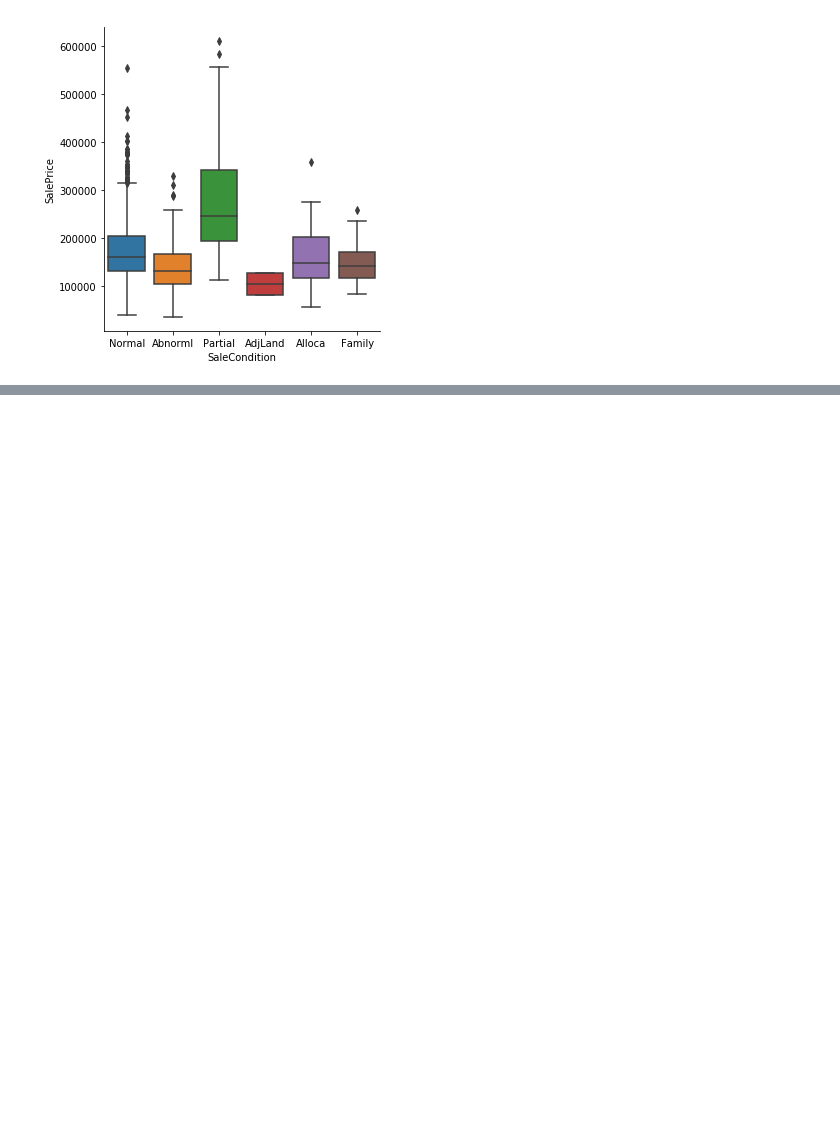
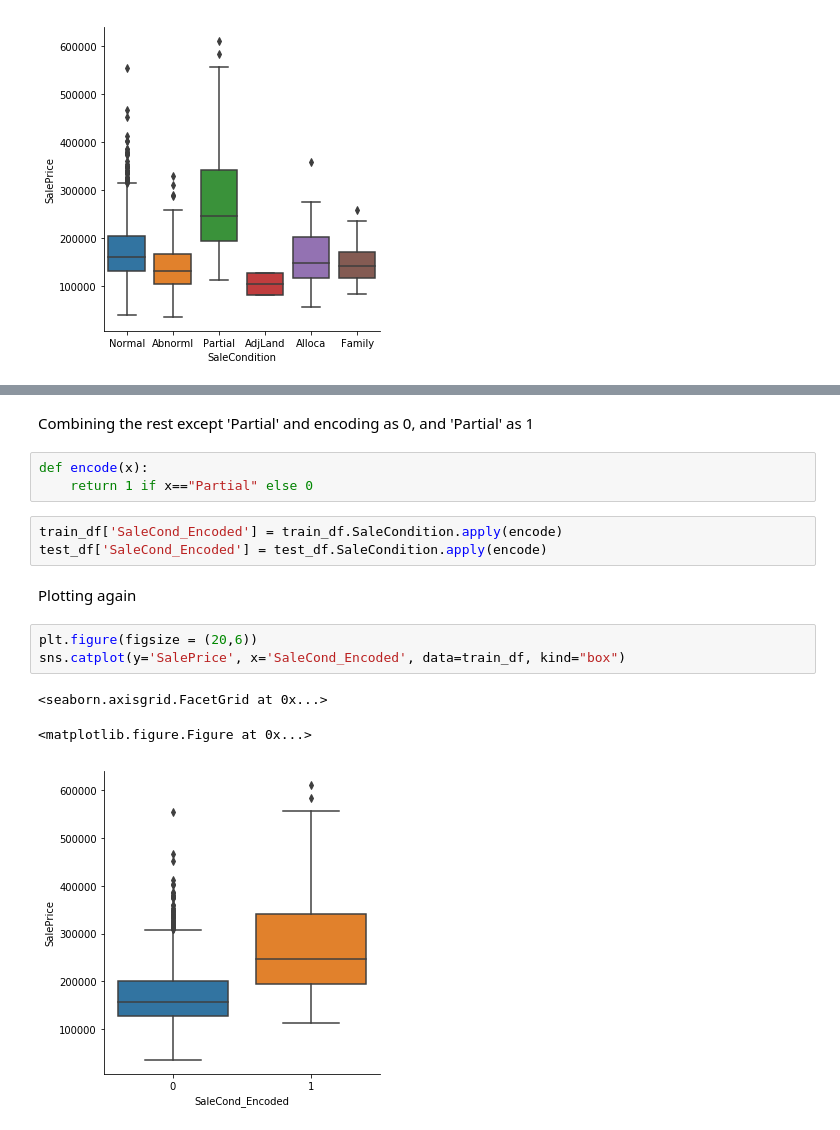
Before and after one commit to SidJain1412/HousePriceRegression, a Jupyter notebook: EDA.ipynb, the cells around one changed output, grey strips where cells are left out. Cells and saved outputs as stored; diff of their text form; blank space fills up the shorter version.

```diff
--- a/EDA.ipynb
+++ b/EDA.ipynb
@@ -211,0 +237,17 @@ sns.catplot(y='SalePrice', x='SaleCondition', data=train_df, kind="box")
+# %% [markdown]
+Combining the rest except 'Partial' and encoding as 0, and 'Partial' as 1
+# %%
+def encode(x):
+    return 1 if x=="Partial" else 0
+# %%
+train_df['SaleCond_Encoded'] = train_df.SaleCondition.apply(encode)
+test_df['SaleCond_Encoded'] = test_df.SaleCondition.apply(encode)
+# %% [markdown]
+Plotting again
+# %%
+plt.figure(figsize = (20,6))
+sns.catplot(y='SalePrice', x='SaleCond_Encoded', data=train_df, kind="box")
+# %% [output]
+<seaborn.axisgrid.FacetGrid at 0x...>
+<matplotlib.figure.Figure at 0x...>
+[figure, added]
```
Also changed, not shown: parts of 8 cells of this notebook.
